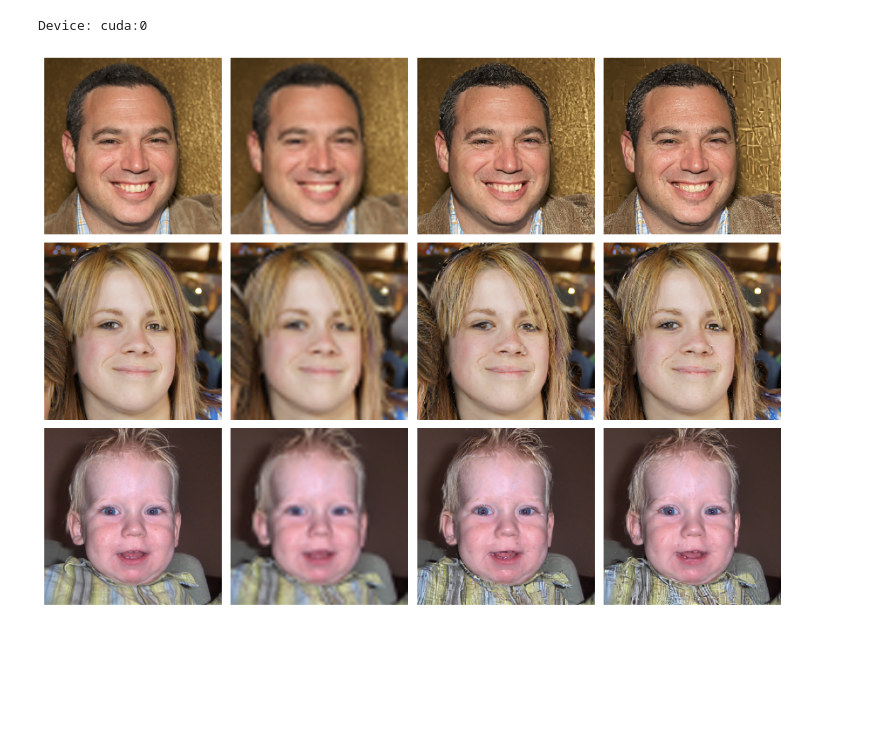
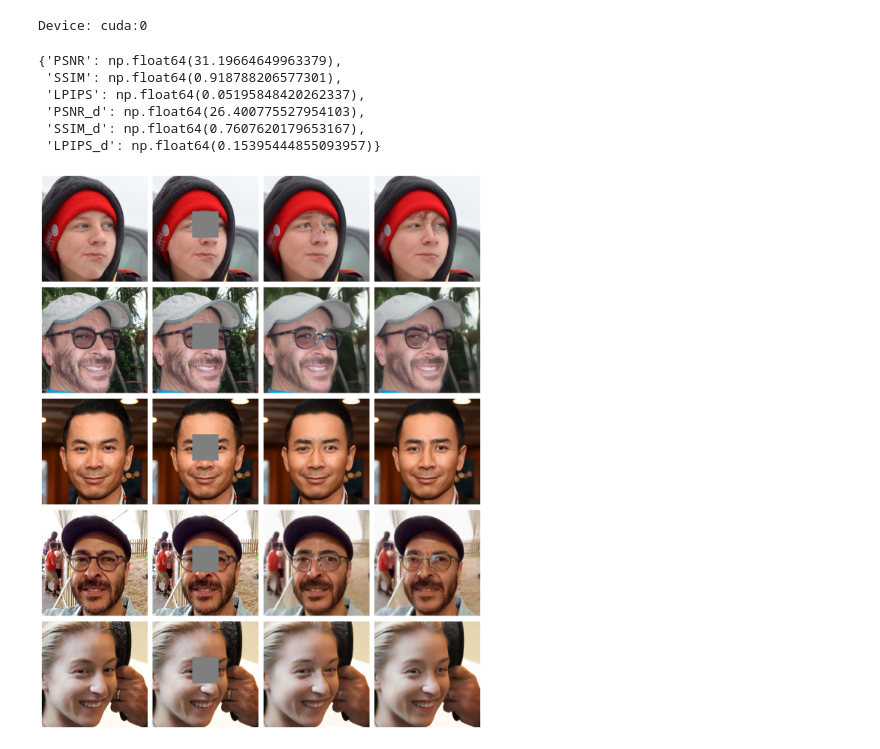
Before and after one commit to Juju85194/Generative_Modeling_Project, a Jupyter notebook: ntbk/evaluator.ipynb, the cells around one changed output. Cells and saved outputs as stored; diff of their text form; code cells hidden in the pictures; blank space fills up the shorter version.

```diff
--- a/ntbk/evaluator.ipynb
+++ b/ntbk/evaluator.ipynb
@@ -15,17 +15,26 @@ model = init_model()
 
 dataset_path = "../data/ffhq256-1k-validation"
 
-h_fcn_class = Superres
+h_fcn_class = Inpainting
 
-out = evaluate_model(model, h_fcn_class, dataset_path, num_images=3,
-                   num_samples=2, eta=.2, awd=True, show_steps=False,
-                   steps_viz=200, device="cuda", keep_logs=True)
+out = evaluate_model(model, h_fcn_class, dataset_path, num_images=5, num_ddim_steps=50,
+                   num_samples=2, eta=.2, awd=True, show_steps=False, num_diffusion_timesteps=400,
+                   steps_viz=200, device="cuda", run_dps=True, keep_logs=True)
                    # for n diffusion steps = 500 takes about 3 min per img (with gpu)
 
 # out is actually a tupple with: [1]: the mean of some metrics
 #                                [2]: the logs of the model, a tensor dict composed of
 #                                     [original image, transormation, x_pred1, x_pred2 etc...]
+# %%
+out[0]
+# %% [output]
+{'PSNR': np.float64(31.19664649963379),
+ 'SSIM': np.float64(0.918788206577301),
+ 'LPIPS': np.float64(0.05195848420262337),
+ 'PSNR_d': np.float64(26.400775527954103),
+ 'SSIM_d': np.float64(0.7607620179653167),
+ 'LPIPS_d': np.float64(0.15395444855093957)}
 # %%
-display_logs(out[-1], "../figs/superres_1.png")
+display_logs(out[-1][1])
 # %% [output]
-[figure, old version]
+[figure, new version]
```
Also changed, not shown: 4 other files.
